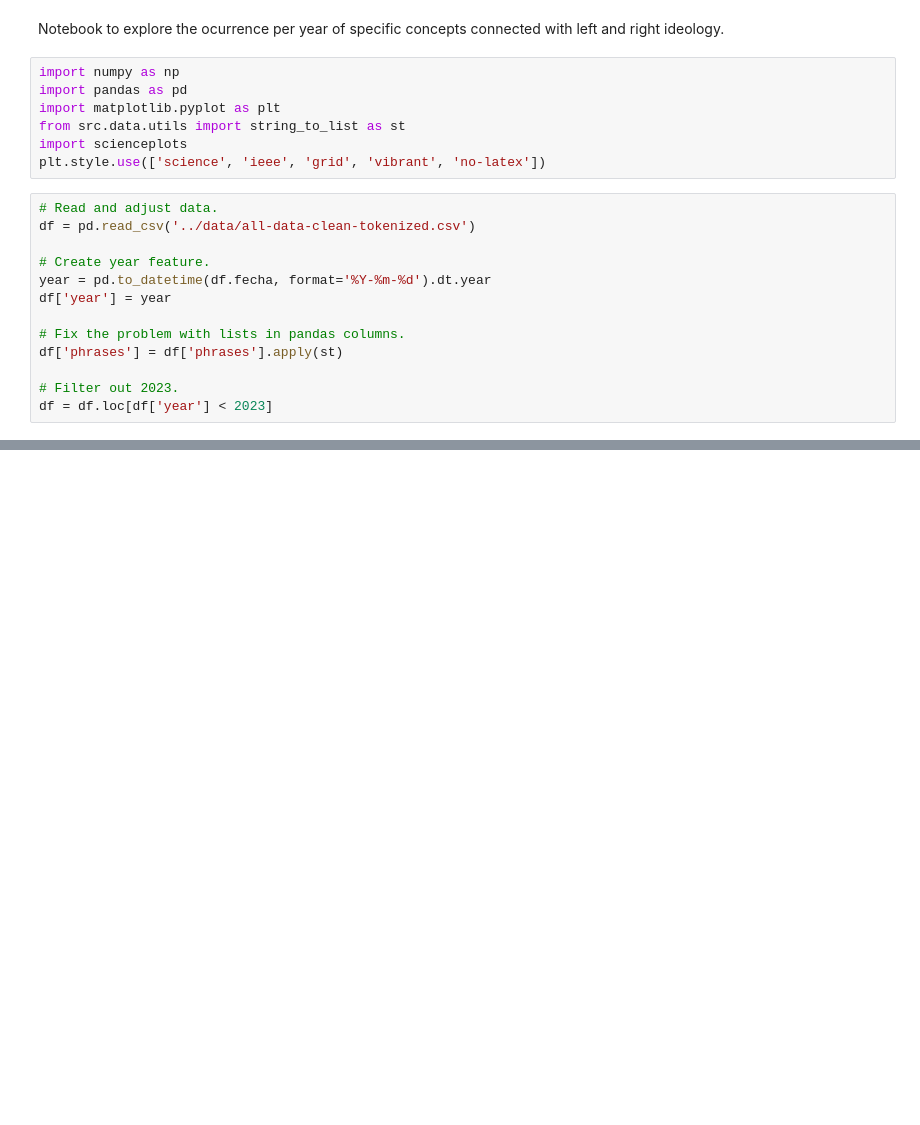
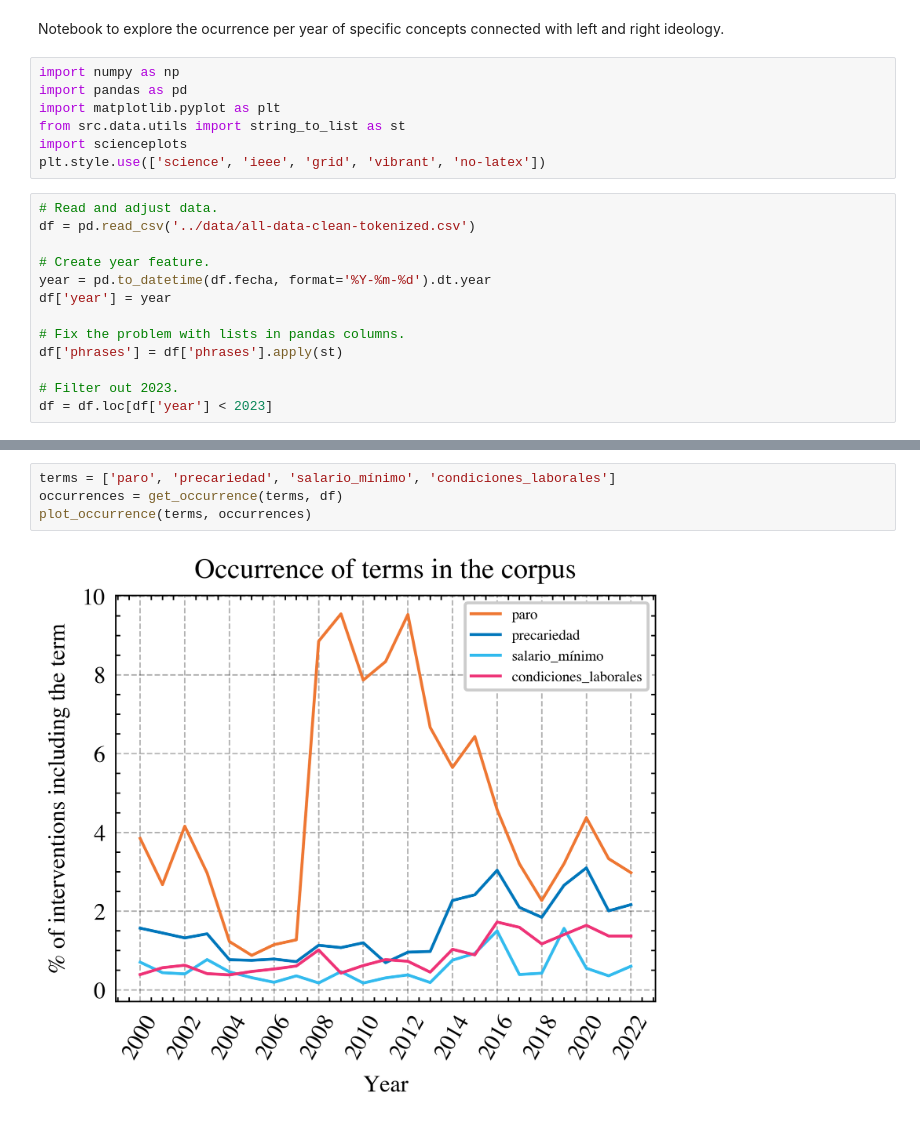
Before and after one commit to dibuja/polarisation-nlp, a Jupyter notebook: notebooks/term_ocurrence.ipynb, the cells around one changed output, grey strips where cells are left out. Cells and saved outputs as stored; diff of their text form; blank space fills up the shorter version.

Commit message:
Interpretation, term occurrence and ideological polarisation notebooks

```diff
--- a/notebooks/term_ocurrence.ipynb
+++ b/notebooks/term_ocurrence.ipynb
@@ -85,0 +86,6 @@ plot_occurrence(terms, occurrences)
+# %%
+terms = ['paro', 'precariedad', 'salario_mínimo', 'condiciones_laborales']
+occurrences = get_occurrence(terms, df)
+plot_occurrence(terms, occurrences)
+# %% [output]
+[figure, added]
```
Also changed, not shown: parts of 6 cells of this notebook, 2 other files.
